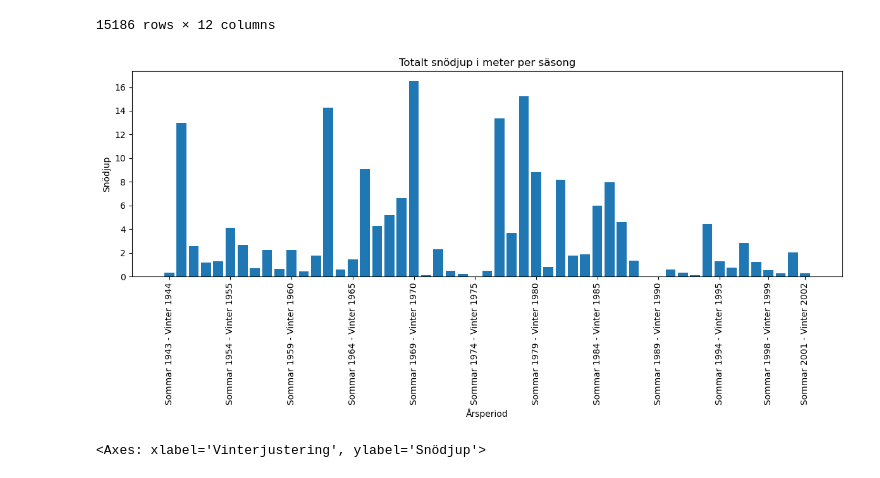
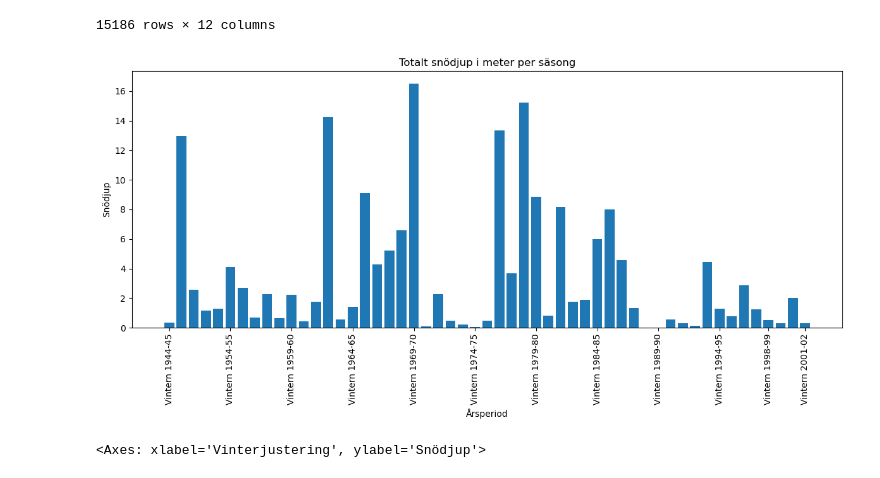
Before and after one commit to msteele919/projectwork, a Jupyter notebook: Kristoffer/plotting_snow.ipynb, the cells around one changed output. Cells and saved outputs as stored; diff of their text form; code cells hidden in the pictures.

```diff
--- a/Kristoffer/plotting_snow.ipynb
+++ b/Kristoffer/plotting_snow.ipynb
@@ -121,14 +121,15 @@ snodjup3
 # %%
 plt.figure(figsize=(12, 6))
 plt.bar(df_period['Årsperiod'], df_period['Snödjup'])
 plt.xlabel('Årsperiod')
 plt.ylabel('Snödjup')
 plt.title('Totalt snödjup i meter per säsong')
-plt.xticks(rotation=90, ticks=[0, 5, 10, 15, 20, 25, 30, 35, 40, 45, 49, 52])
+plt.xticks(rotation=90, ticks=[0, 5, 10, 15, 20, 25, 30, 35, 40, 45, 49, 52],
+            labels=['Vintern 1944-45', 'Vintern 1954-55', 'Vintern 1959-60' , 'Vintern 1964-65', 'Vintern 1969-70', 'Vintern 1974-75', 'Vintern 1979-80', 'Vintern 1984-85', 'Vintern 1989-90', 'Vintern 1994-95', 'Vintern 1998-99', 'Vintern 2001-02', ])
 plt.tight_layout()
 # plt.savefig("../plottar/totalsnödjup.png")
 # %% [output]
-[figure, old version]
+[figure, new version]
 # %%
 sns.scatterplot(data=snodjup3, x='Vinterjustering', y='Snödjup')
 # %% [output]
```
Also changed, not shown: parts of 7 cells of this notebook, 3 other files.
